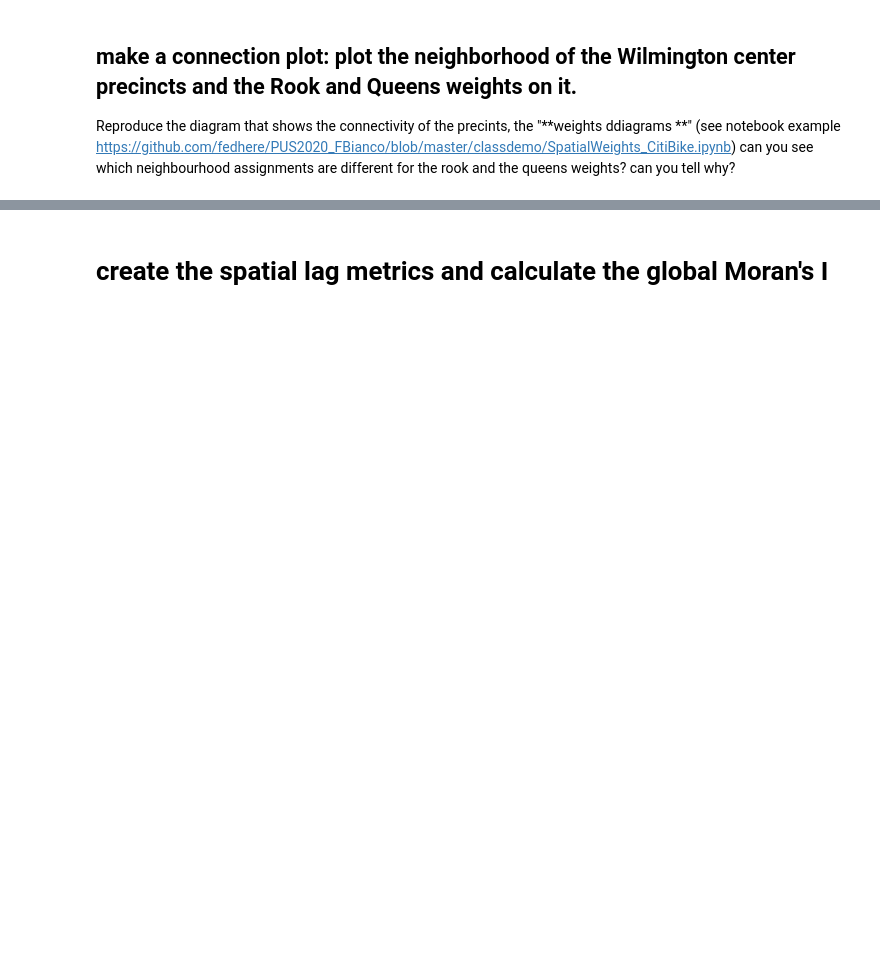
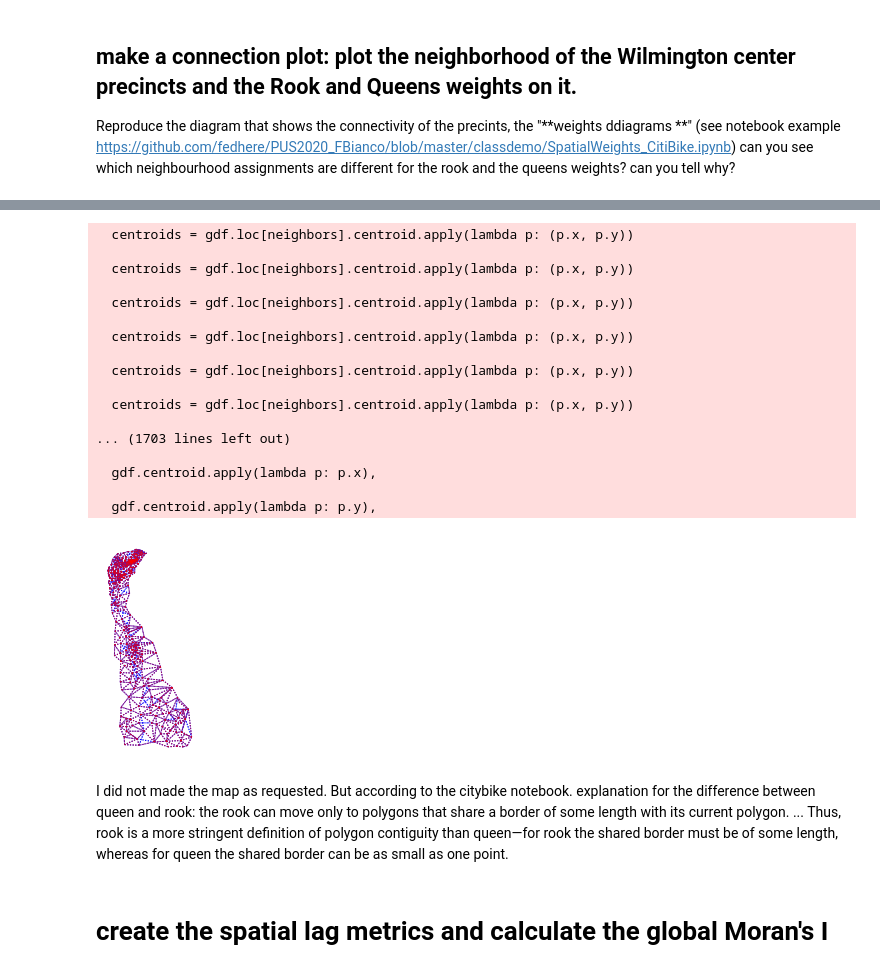
Before and after one commit to lanyu0322/PUS2020_LYu, a Jupyter notebook: HW6/DEelectoralHW6_instruction.ipynb, the cells around one changed output, grey strips where cells are left out. Cells and saved outputs as stored; diff of their text form; code cells hidden in the pictures; blank space fills up the shorter version.

```diff
--- a/HW6/DEelectoralHW6_instruction.ipynb
+++ b/HW6/DEelectoralHW6_instruction.ipynb
@@ -735,3 +764,38 @@ Reproduce the diagram that shows the connectivity of the precints, the "**weight
+# %%
+ax = wilmingtonpc.plot(edgecolor='grey', facecolor='w')
+f,ax = queens_DE.plot(de_elecmap, ax=ax,
+        edge_kws=dict(color='b', linestyle=':', linewidth=1),
+        node_kws=dict(marker=''))
+f,ax = rook_DE.plot(de_elecmap, ax=ax,
+        edge_kws=dict(color='r', linestyle=':', alpha=0.5, linewidth=1),
+        node_kws=dict(marker=''))
+
+
+ax.set_axis_off()
+# plt.xlim((546000, 551000))
+
+# plt.ylim((-150500, -146500))
+# %% [output]
+  centroids = gdf.loc[neighbors].centroid.apply(lambda p: (p.x, p.y))
+
+  centroids = gdf.loc[neighbors].centroid.apply(lambda p: (p.x, p.y))
+
+  centroids = gdf.loc[neighbors].centroid.apply(lambda p: (p.x, p.y))
+
+  centroids = gdf.loc[neighbors].centroid.apply(lambda p: (p.x, p.y))
+
+  centroids = gdf.loc[neighbors].centroid.apply(lambda p: (p.x, p.y))
+
+  centroids = gdf.loc[neighbors].centroid.apply(lambda p: (p.x, p.y))
+
+... (1703 lines left out)
+
+  gdf.centroid.apply(lambda p: p.x),
+
+  gdf.centroid.apply(lambda p: p.y),
+[figure, added]
+# %% [markdown]
+I did not made the map as requested. But according to the citybike notebook. explanation for the difference between queen and rook: the rook can move only to polygons that share a border of some length with its current polygon. ... Thus, rook is a more stringent definition of polygon contiguity than queen—for rook the shared border must be of some length, whereas for queen the shared border can be as small as one point.
 # %% [markdown]
 # create the spatial lag metrics and calculate the global Moran's I
 # %%
```
Also changed, not shown: parts of 28 cells of this notebook.
